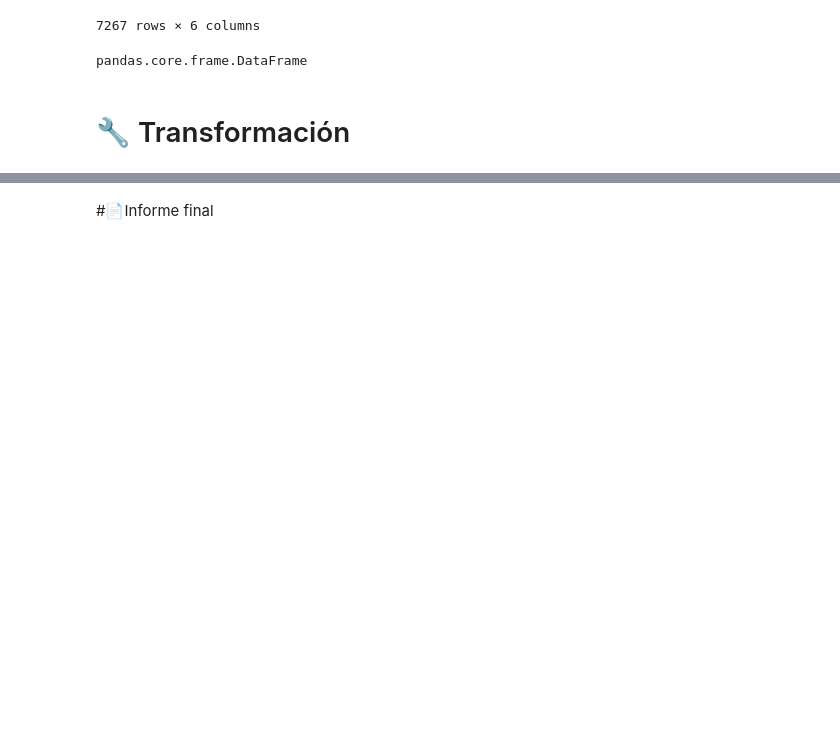
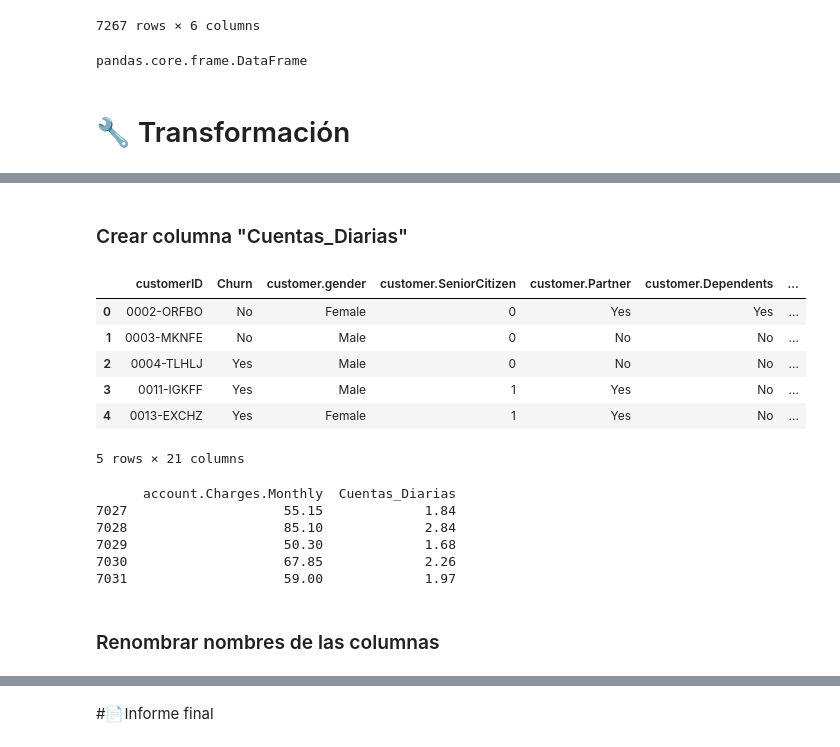
Before and after one commit to Ayelen95/Chagenge-Telecom-2026, a Jupyter notebook: TelecomX_LATAM.ipynb, the cells around one changed output, grey strips where cells are left out. Drawn from its saved outputs; the diff is of its cells as text; code cells hidden in the pictures; blank space fills up the shorter version.

```diff
--- a/TelecomX_LATAM.ipynb
+++ b/TelecomX_LATAM.ipynb
@@ -79,0 +346,7 @@ pandas.core.frame.DataFrame
+# %%
+# 1. Convertir a NaN
+# 'errors=coerce' convierte los strings vacíos que no se pueden transformar en NaN
+df['account.Charges.Total'] = pd.to_numeric(df['account.Charges.Total'], errors='coerce')
+# %%
+# 2. Eliminar las filas que ahora son NaN (las 11 filas)
+df.dropna(subset=['account.Charges.Total'], inplace=True)
@@ -79,0 +373,2 @@ pandas.core.frame.DataFrame
+# %%
+df.reset_index(drop=True, inplace=True)
@@ -79,0 +377,3 @@ pandas.core.frame.DataFrame
+# %%
+df = df[df['Churn'] != '']
+df = df[df['Churn'] != ' ']
@@ -79,0 +412,12 @@ pandas.core.frame.DataFrame
+# %% [markdown]
+### Crear columna "Cuentas_Diarias"
+# %%
+df.head()
+# %% [output]
+|  | customerID | Churn | customer.gender | customer.SeniorCitizen | customer.Partner | customer.Dependents | ... |
+| 0 | 0002-ORFBO | No | Female | 0 | Yes | Yes | ... |
+| 1 | 0003-MKNFE | No | Male | 0 | No | No | ... |
+| 2 | 0004-TLHLJ | Yes | Male | 0 | No | No | ... |
+| 3 | 0011-IGKFF | Yes | Male | 1 | Yes | No | ... |
+| 4 | 0013-EXCHZ | Yes | Female | 1 | Yes | No | ... |
+5 rows × 21 columns
@@ -79,0 +429,11 @@ pandas.core.frame.DataFrame
+# %%
+print(df[['account.Charges.Monthly', 'Cuentas_Diarias']].tail())
+# %% [output]
+      account.Charges.Monthly  Cuentas_Diarias
+7027                    55.15             1.84
+7028                    85.10             2.84
+7029                    50.30             1.68
+7030                    67.85             2.26
+7031                    59.00             1.97
+# %% [markdown]
+### Renombrar nombres de las columnas
```
Also changed, not shown: parts of 50 cells of this notebook.
